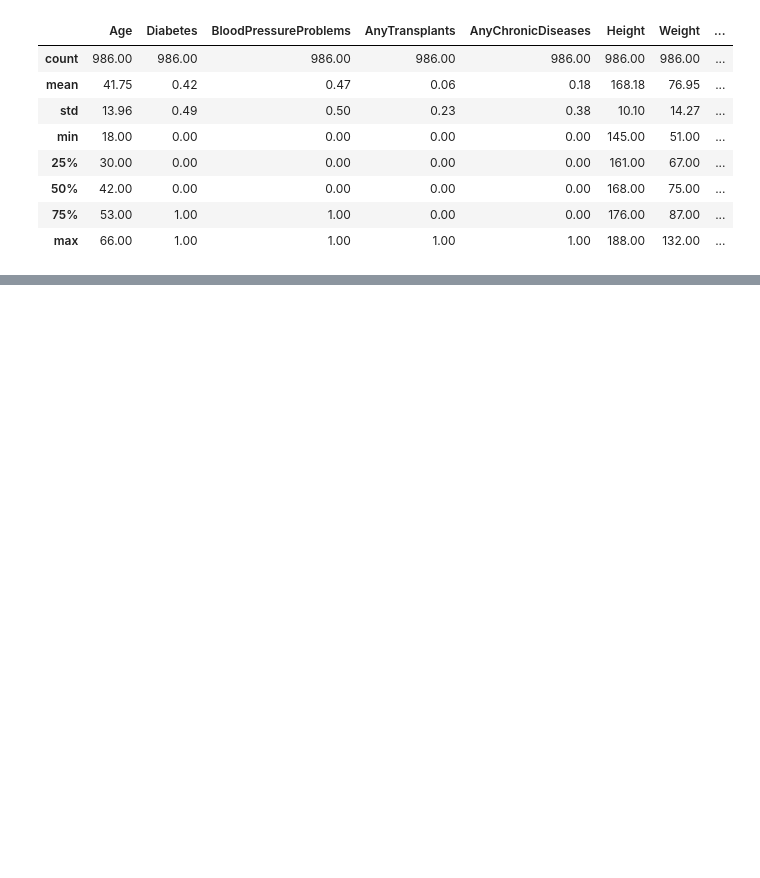
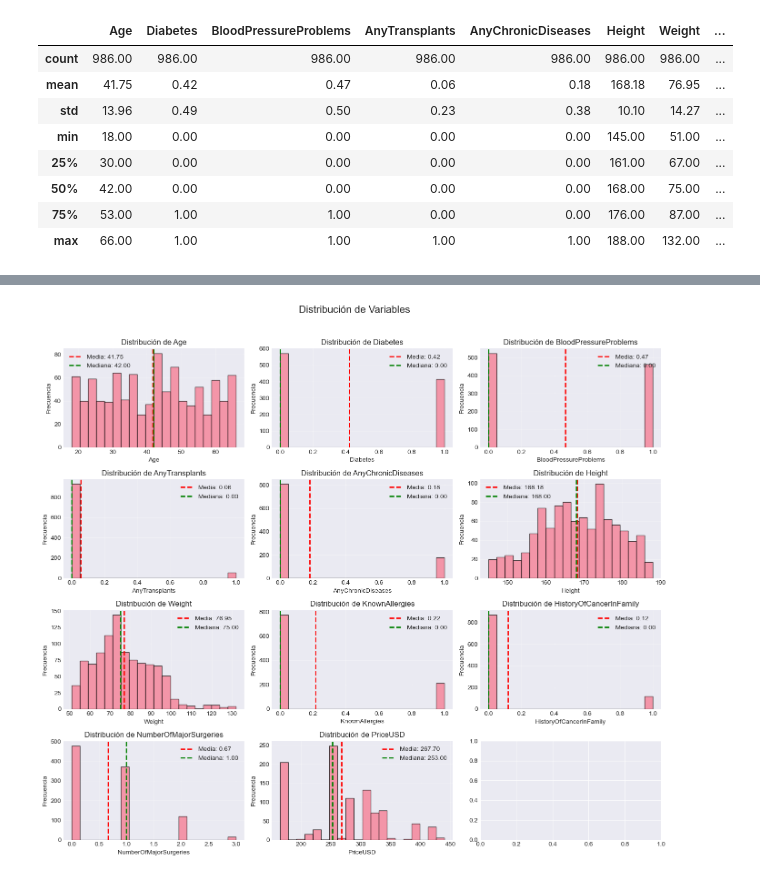
Before and after one commit to AleCarregha/Proyecto_Final_Mineria_INNOVAdores, a Jupyter notebook: Proyecto_final.ipynb, the cells around one changed output, grey strips where cells are left out. Cells and saved outputs as stored; diff of their text form; code cells hidden in the pictures; blank space fills up the shorter version.

```diff
--- a/Proyecto_final.ipynb
+++ b/Proyecto_final.ipynb
@@ -129,0 +134,25 @@ dtype: int64
+# %%
+# Distribución de las variables
+fig, axes = plt.subplots(4, 3, figsize=(14, 12))
+fig.suptitle('Distribución de Variables', fontsize=16, y=1.02)
+
+variables = data.columns.tolist()
+
+for idx, (ax, var) in enumerate(zip(axes.flat, variables)):
+    ax.hist(data[var], bins=20, edgecolor='black', alpha=0.7)
+    ax.set_title(f'Distribución de {var}', fontsize=12)
+    ax.set_xlabel(var)
+    ax.set_ylabel('Frecuencia')
+    ax.grid(True, alpha=0.3)
+
+    # Agregar estadísticas
+    mean_val = data[var].mean()
+    median_val = data[var].median()
+    ax.axvline(mean_val, color='red', linestyle='--', linewidth=2, label=f'Media: {mean_val:.2f}')
+    ax.axvline(median_val, color='green', linestyle='--', linewidth=2, label=f'Mediana: {median_val:.2f}')
+    ax.legend()
+
+plt.tight_layout()
+plt.show()
+# %% [output]
+[figure, added]
```
Also changed, not shown: parts of 8 cells of this notebook.
